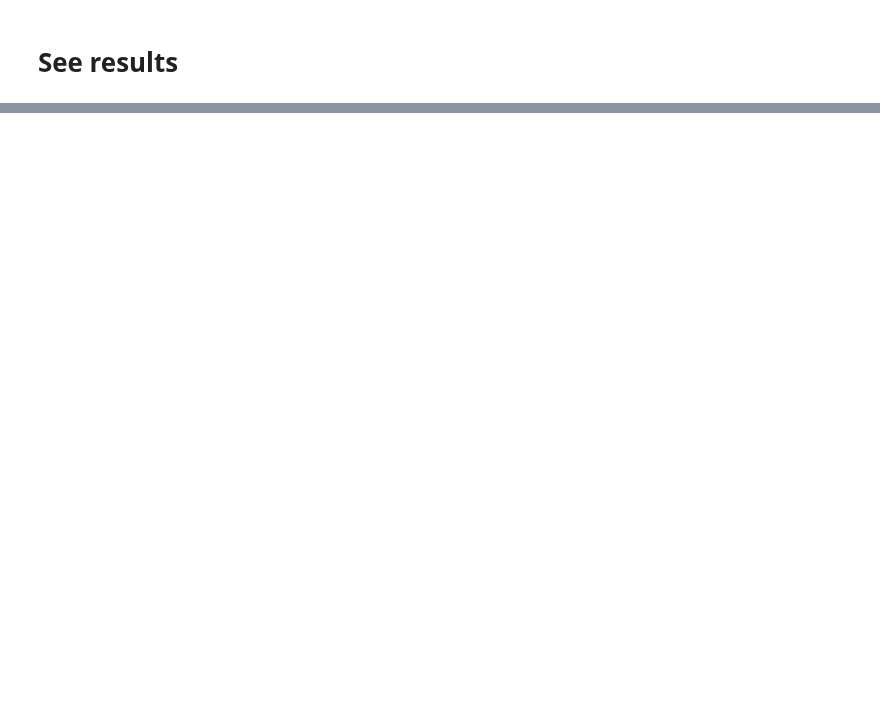
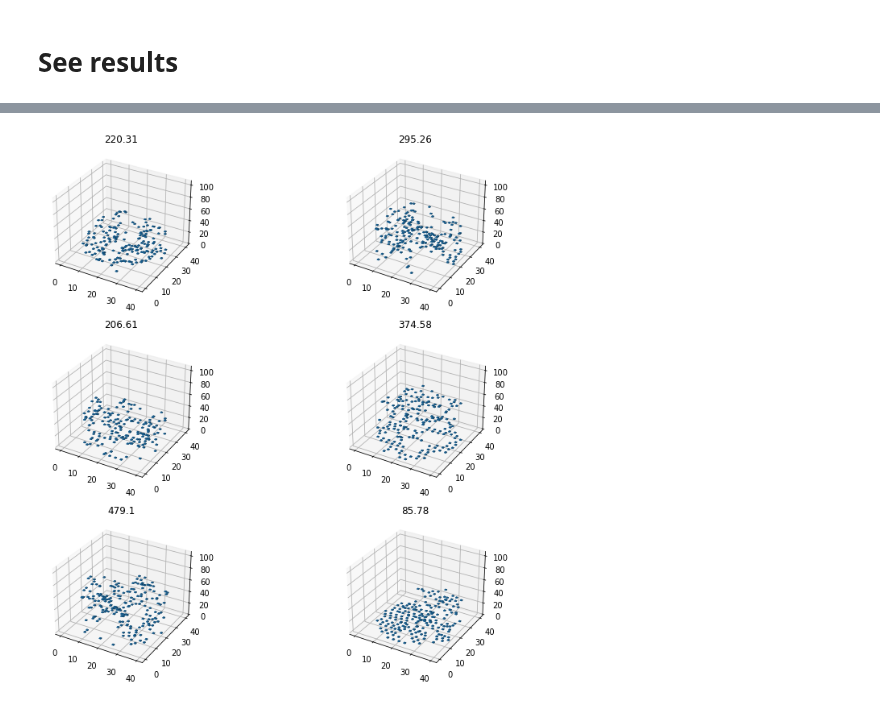
Before and after one commit to mayrajeo/enveco, a Jupyter notebook: examples/Voxelizations with 3DCnns.ipynb, the cells around one changed output, grey strips where cells are left out. Saved outputs shown, nothing was run; the diff lists cells and outputs as text; code cells hidden in the pictures; blank space fills up the shorter version.

```diff
--- a/examples/Voxelizations with 3DCnns.ipynb
+++ b/examples/Voxelizations with 3DCnns.ipynb
@@ -117,0 +137,4 @@ IndexError: too many indices for tensor of dimension 1
+# %%
+test_dl.show_batch()
+# %% [output]
+[figure, added]
```
Also changed, not shown: parts of 15 cells of this notebook, 10 other files.
